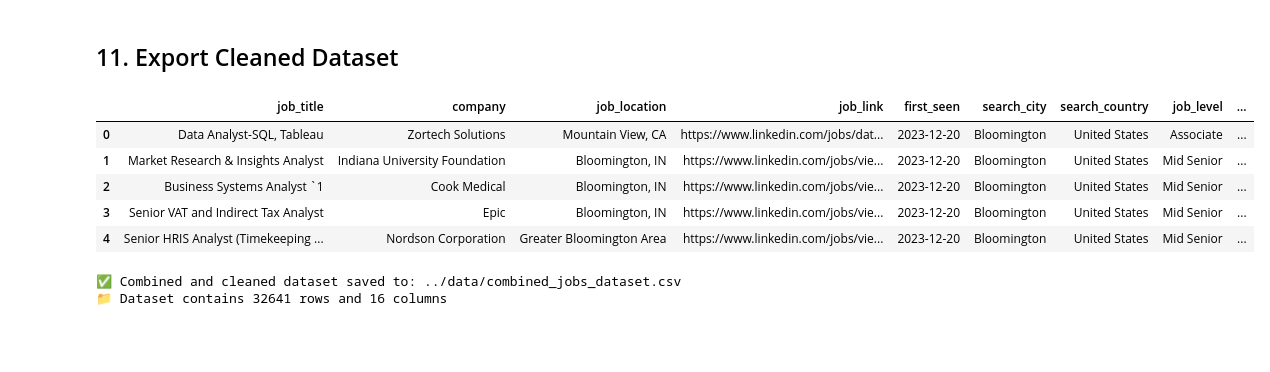
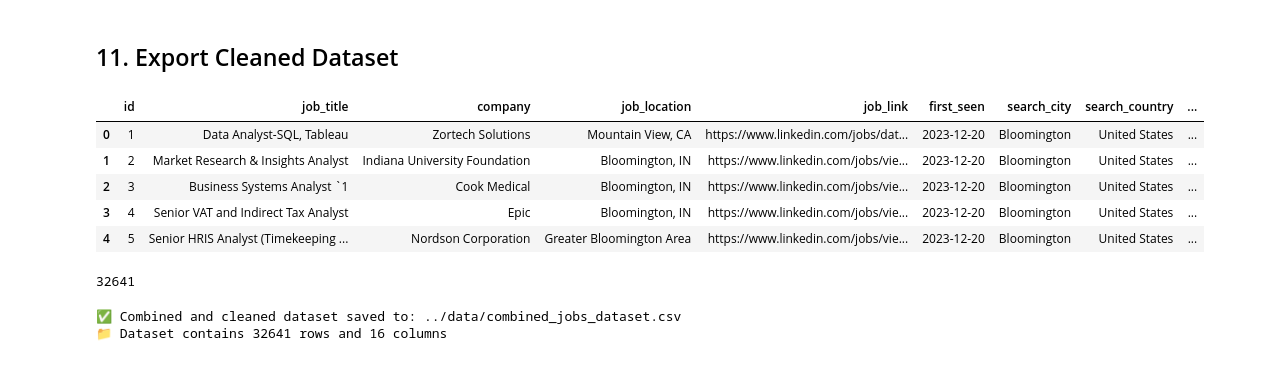
Before and after one commit to gururaser/RoleRadar, a Jupyter notebook: notebook/eda.ipynb, the cells around one changed output. Cells and saved outputs as stored; diff of their text form; code cells hidden in the pictures.

```diff
--- a/notebook/eda.ipynb
+++ b/notebook/eda.ipynb
@@ -782,14 +782,15 @@ print("\n" + "=" * 70)
 # %% [markdown]
 ## 11. Export Cleaned Dataset
 # %%
-df_clean.head(5)
+display(df_clean.head(5), len(df_clean))
 # %% [output]
-|  | job_title | company | job_location | job_link | first_seen | search_city | search_country | job_level | ... |
-| 0 | Data Analyst-SQL, Tableau | Zortech Solutions | Mountain View, CA | https://www.linkedin.com/jobs/dat... | 2023-12-20 | Bloomington | United States | Associate | ... |
-| 1 | Market Research & Insights Analyst | Indiana University Foundation | Bloomington, IN | https://www.linkedin.com/jobs/vie... | 2023-12-20 | Bloomington | United States | Mid Senior | ... |
-| 2 | Business Systems Analyst `1 | Cook Medical | Bloomington, IN | https://www.linkedin.com/jobs/vie... | 2023-12-20 | Bloomington | United States | Mid Senior | ... |
-| 3 | Senior VAT and Indirect Tax Analyst | Epic | Bloomington, IN | https://www.linkedin.com/jobs/vie... | 2023-12-20 | Bloomington | United States | Mid Senior | ... |
-| 4 | Senior HRIS Analyst (Timekeeping ... | Nordson Corporation | Greater Bloomington Area | https://www.linkedin.com/jobs/vie... | 2023-12-20 | Bloomington | United States | Mid Senior | ... |
+|  | id | job_title | company | job_location | job_link | first_seen | search_city | search_country | ... |
+| 0 | 1 | Data Analyst-SQL, Tableau | Zortech Solutions | Mountain View, CA | https://www.linkedin.com/jobs/dat... | 2023-12-20 | Bloomington | United States | ... |
+| 1 | 2 | Market Research & Insights Analyst | Indiana University Foundation | Bloomington, IN | https://www.linkedin.com/jobs/vie... | 2023-12-20 | Bloomington | United States | ... |
+| 2 | 3 | Business Systems Analyst `1 | Cook Medical | Bloomington, IN | https://www.linkedin.com/jobs/vie... | 2023-12-20 | Bloomington | United States | ... |
+| 3 | 4 | Senior VAT and Indirect Tax Analyst | Epic | Bloomington, IN | https://www.linkedin.com/jobs/vie... | 2023-12-20 | Bloomington | United States | ... |
+| 4 | 5 | Senior HRIS Analyst (Timekeeping ... | Nordson Corporation | Greater Bloomington Area | https://www.linkedin.com/jobs/vie... | 2023-12-20 | Bloomington | United States | ... |
+32641
 # %%
 # Add 'id' column as the first column
 df_clean = df_clean.copy()
```
Also changed, not shown: parts of 6 cells of this notebook.
